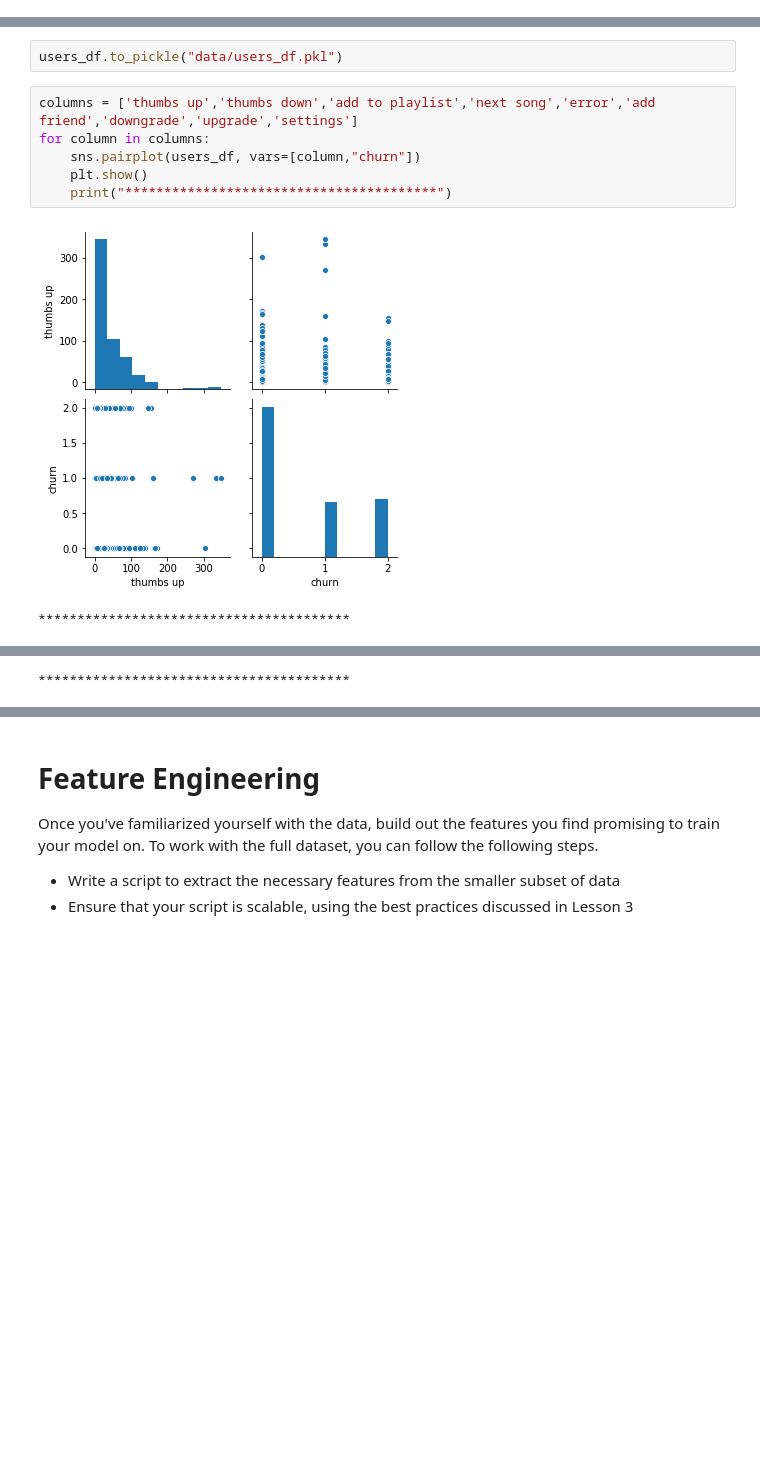
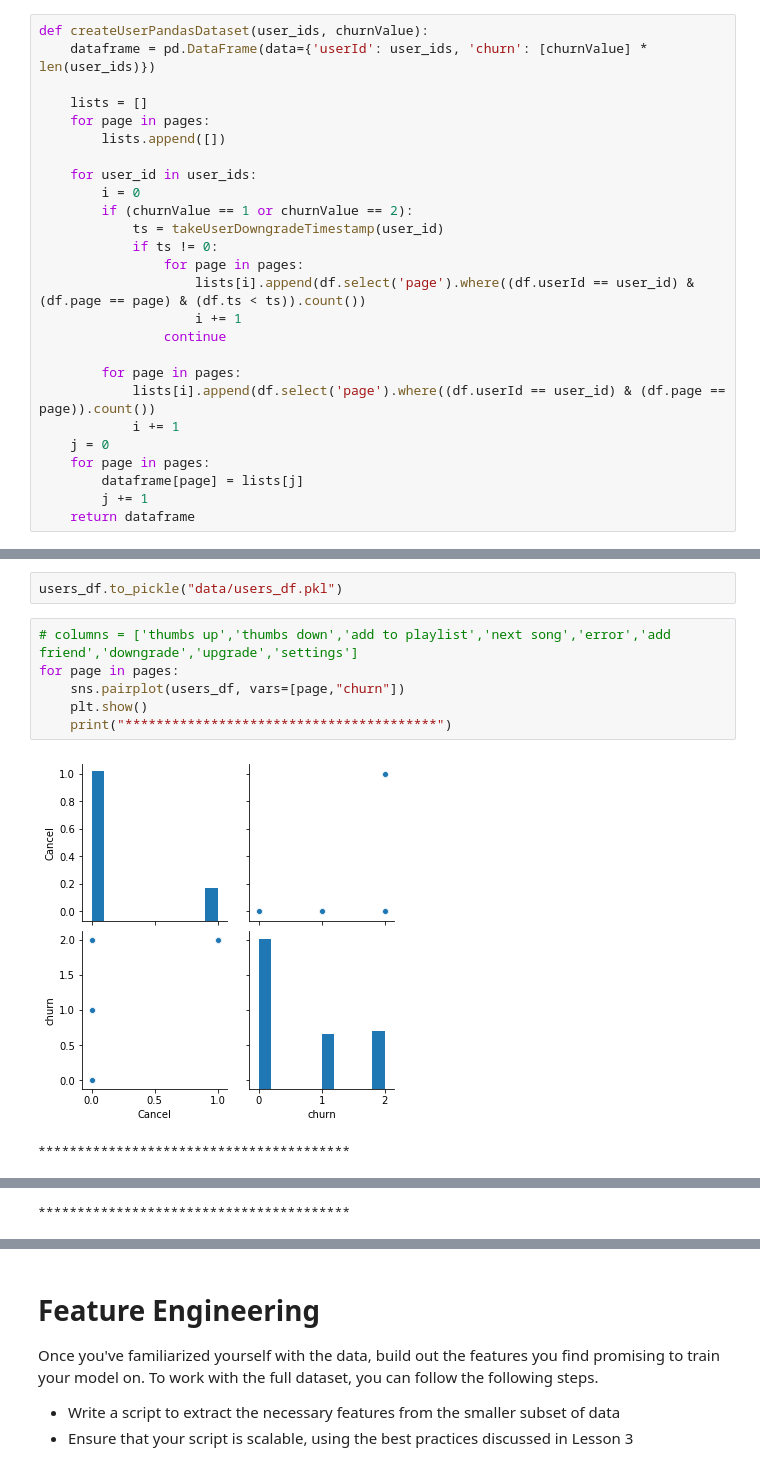
Before and after one commit to danpeczek/sparkify-capstone-project, a Jupyter notebook: Sparkify.ipynb, the cells around one changed output, grey strips where cells are left out. Saved outputs shown, nothing was run; the diff lists cells and outputs as text; blank space fills up the shorter version.

Commit message:
All pages on plot

```diff
--- a/Sparkify.ipynb
+++ b/Sparkify.ipynb
@@ -358,3 +310,29 @@ def createUserPandasDataset(user_ids, churnValue):
+# %%
+def createUserPandasDataset(user_ids, churnValue):
+    dataframe = pd.DataFrame(data={'userId': user_ids, 'churn': [churnValue] * len(user_ids)})
+
+    lists = []
+    for page in pages:
+        lists.append([])
+
+    for user_id in user_ids:
+        i = 0
+        if (churnValue == 1 or churnValue == 2):
+            ts = takeUserDowngradeTimestamp(user_id)
+            if ts != 0:
+                for page in pages:
+                    lists[i].append(df.select('page').where((df.userId == user_id) & (df.page == page) & (df.ts < ts)).count())
+                    i += 1
+                continue
+
+        for page in pages:
+            lists[i].append(df.select('page').where((df.userId == user_id) & (df.page == page)).count())
+            i += 1
+    j = 0
+    for page in pages:
+        dataframe[page] = lists[j]
+        j += 1
+    return dataframe
 # %%
 churned_df = createUserPandasDataset(churned_ids, 2)
 downgraded_df = createUserPandasDataset(downgraded_ids, 1)
@@ -376,11 +355,11 @@ users_df.head()
 # %%
 users_df.to_pickle("data/users_df.pkl")
 # %%
-columns = ['thumbs up','thumbs down','add to playlist','next song','error','add friend','downgrade','upgrade','settings']
-for column in columns:
-    sns.pairplot(users_df, vars=[column,"churn"])
+# columns = ['thumbs up','thumbs down','add to playlist','next song','error','add friend','downgrade','upgrade','settings']
+for page in pages:
+    sns.pairplot(users_df, vars=[page,"churn"])
     plt.show()
     print("****************************************")
 # %% [output]
-[figure, old version]
+[figure, new version]
 ****************************************
```
Also changed, not shown: parts of 4 cells of this notebook.
